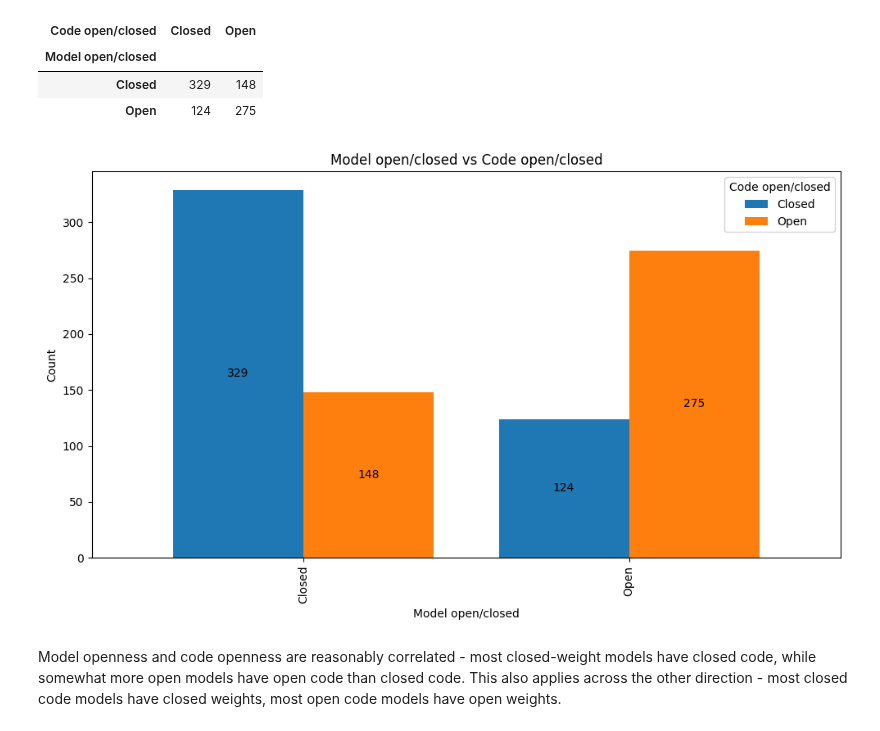
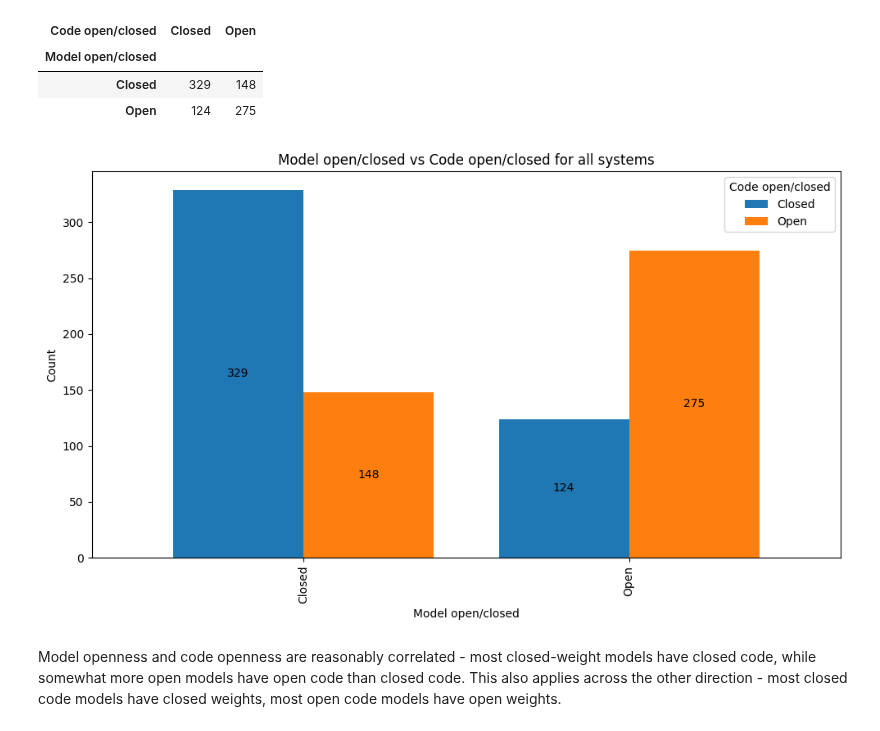
Before and after one commit to epoch-research/open-model-trends, a Jupyter notebook: data_exploration.ipynb, the cells around one changed output. Cells and saved outputs as stored; diff of their text form; code cells hidden in the pictures.

```diff
--- a/data_exploration.ipynb
+++ b/data_exploration.ipynb
@@ -298,5 +325,5 @@ print(f"There are {len(access_df[access_df['Code accessibility'].isna()])} model
 There are 114 models with marked code access and unmarked code access
 # %%
 # filter for code accessibility
-filtered_df = access_df.dropna(subset=['Code accessibility'])
+code_df = access_df.dropna(subset=['Code accessibility'])
 # %%
@@ -348,7 +375,7 @@ pivoted
 | Open source | 2 | 1 | 199 | 67 |
 | Unreleased | 36 | 1 | 109 | 274 |
 # %%
-open_counts = filtered_df.groupby(['Model open/closed', 'Code open/closed']).size().reset_index(name='Counts')
+open_counts = code_df.groupby(['Model open/closed', 'Code open/closed']).size().reset_index(name='Counts')
 open_counts = open_counts.pivot(index='Model open/closed', columns='Code open/closed', values='Counts')
 
 # code open vs model open
@@ -361,19 +388,19 @@ open_counts
 # %%
 ax = open_counts.plot(kind='bar', figsize=(10, 6), width=0.8)
 
 # Customize the chart
-plt.title('Model open/closed vs Code open/closed')
+plt.title('Model open/closed vs Code open/closed for all systems')
 plt.ylabel('Count')
 
 
 # Add value labels on the bars
 for container in ax.containers:
     ax.bar_label(container, label_type='center')
 
 # Adjust layout and display the chart
 plt.tight_layout()
 plt.show()
 # %% [output]
-[figure, old version]
+[figure, new version]
 # %% [markdown]
 Model openness and code openness are reasonably correlated - most closed-weight models have closed code, while somewhat more open models have open code than closed code. This also applies across the other direction - most closed code models have closed weights, most open code models have open weights.
```
Also changed, not shown: parts of 18 cells of this notebook.
